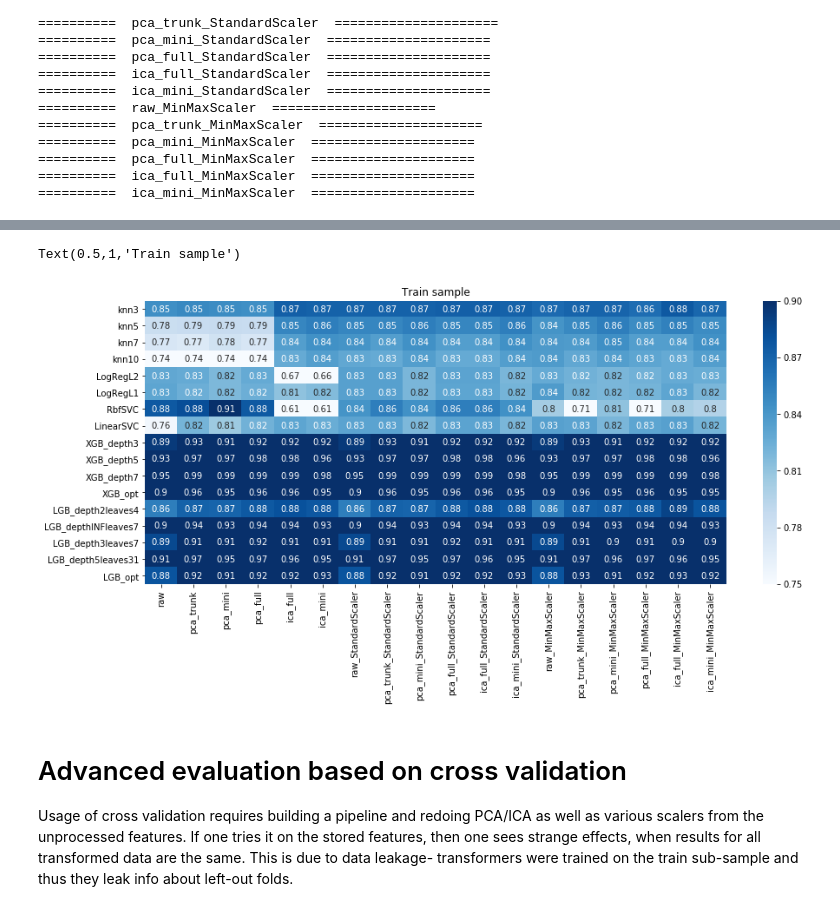
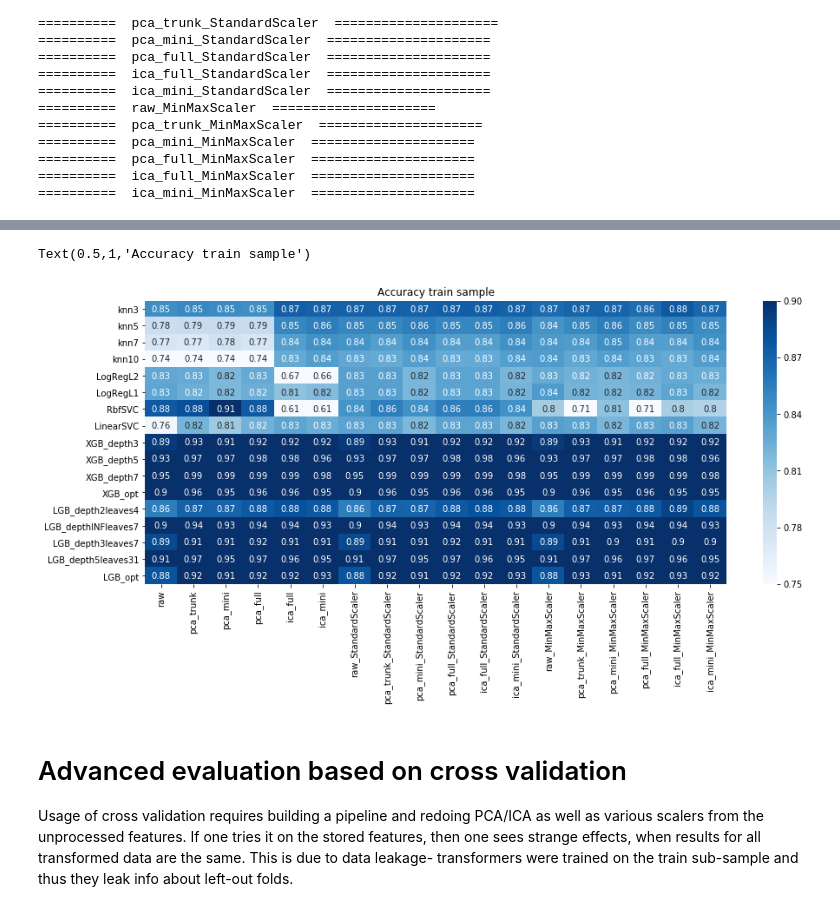
Before and after one commit to mlisovyi/TitanicSurvivalGuide, a Jupyter notebook: Model_Comparison.ipynb, the cells around one changed output, grey strips where cells are left out. Cells and saved outputs as stored; diff of their text form; code cells hidden in the pictures.

```diff
--- a/Model_Comparison.ipynb
+++ b/Model_Comparison.ipynb
@@ -123,10 +123,10 @@ Text(0.5,1,'Validation sample')
 # %%
 plt.figure(figsize=(15,6))
 sns.heatmap(acc_train_summary, cmap='Blues', annot=True, vmin=0.75, vmax=0.9)
-plt.title('Train sample')
+plt.title('Accuracy train sample')
 # %% [output]
-Text(0.5,1,'Train sample')
+Text(0.5,1,'Accuracy train sample')
-[figure, old version]
+[figure, new version]
 # %% [markdown]
 # Advanced evaluation based on cross validation
 Usage of cross validation requires building a pipeline and redoing PCA/ICA as well as various scalers from the unprocessed features. If one tries it on the stored features, then one sees strange effects, when results for all transformed data are the same. This is due to data leakage- transformers were trained on the train sub-sample and thus they leak info about left-out folds.
```
Also changed, not shown: parts of 8 cells of this notebook.
